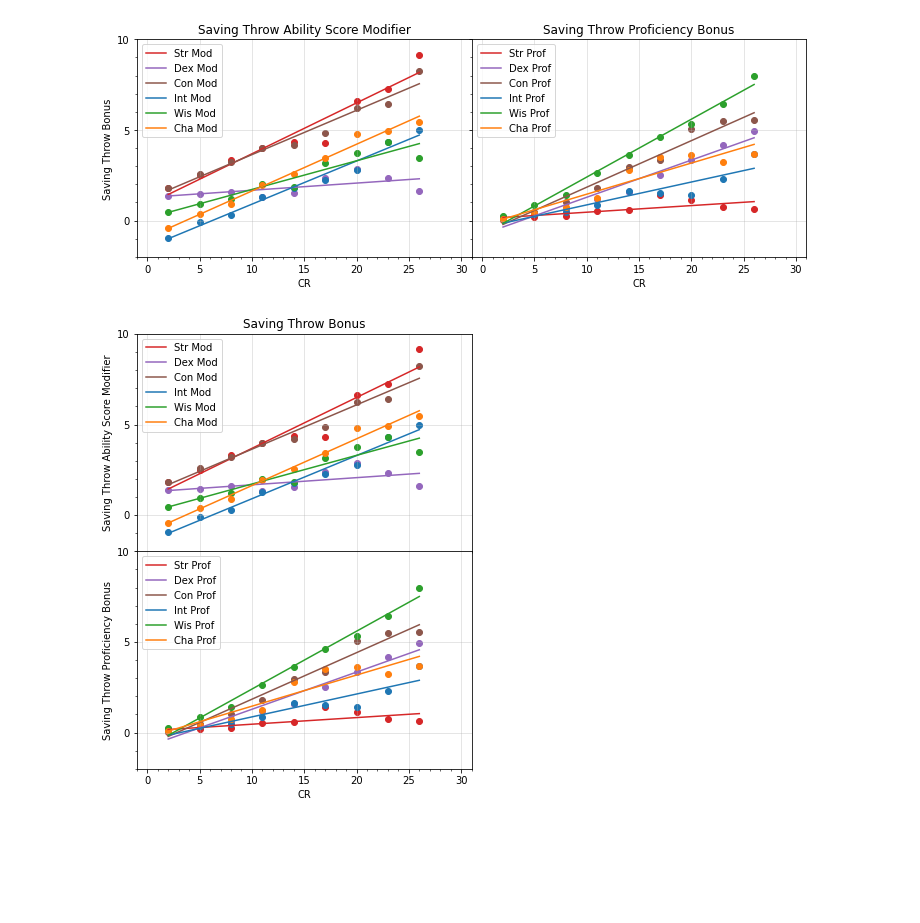
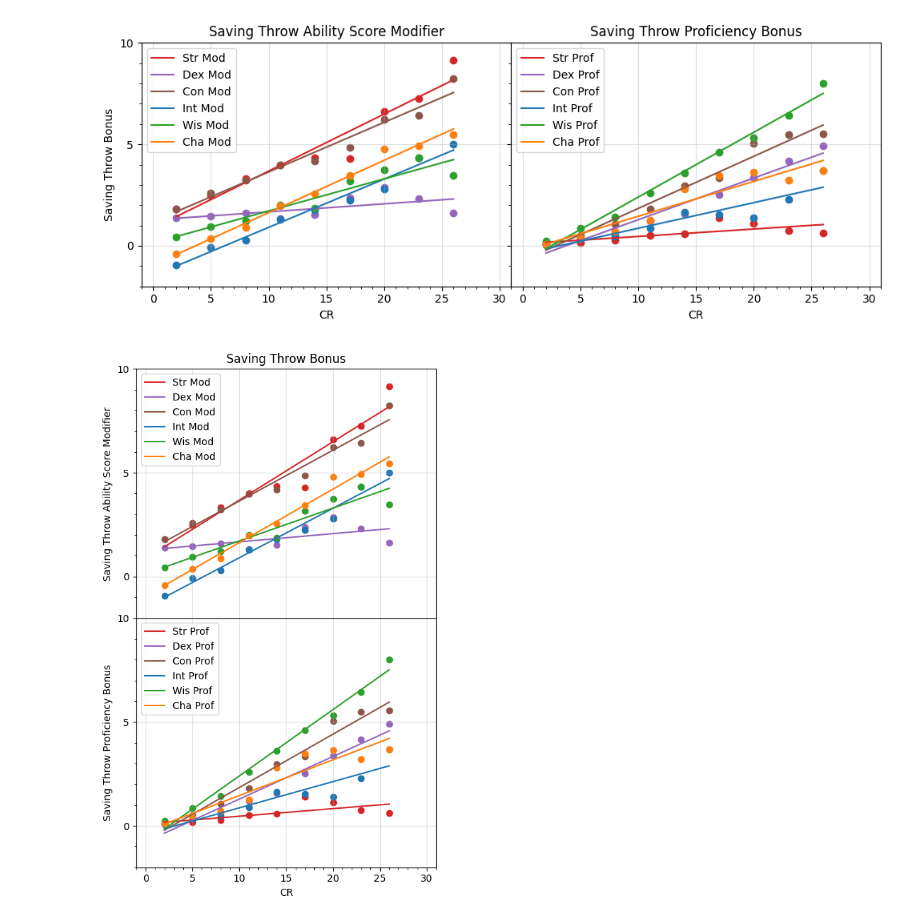
Before and after one commit to tomedunn/the-finished-book, a Jupyter notebook: _monsters/monster-saving-throws/monster-saving-throws-analysis.ipynb, the cells around one changed output. Saved outputs shown, nothing was run; the diff lists cells and outputs as text; code cells hidden in the pictures; blank space fills up the shorter version.

```diff
--- a/_monsters/monster-saving-throws/monster-saving-throws-analysis.ipynb
+++ b/_monsters/monster-saving-throws/monster-saving-throws-analysis.ipynb
@@ -7,6 +7,8 @@ import pandas as pd
 pd.options.mode.chained_assignment = None  # default='warn'
 
 df0 = pd.read_csv('monster-saves.csv')
+
+FSIZE = [5,4]
 # %%
 # Ability score modifier
 from matplotlib import pyplot as plt
@@ -182,7 +182,7 @@ df1['CR'] = 2 + 3*np.floor((df1['CR'] - 1)/3.0)
 dfG = df1.groupby('CR').mean()
 
 rSub = 1; cSub = 2
-fig = plt.figure(figsize=[6*cSub,4*rSub])
+fig = plt.figure(figsize=[FSIZE[0]*cSub,FSIZE[1]*rSub], dpi=100, tight_layout=True)
 gs = fig.add_gridspec(rSub, cSub, hspace=0.0, wspace=0.0)
 axs = gs.subplots(sharex=True, sharey=True)
 
@@ -227,9 +227,9 @@ for ax in axs:
     ax.label_outer()
     ax.legend()
 
-plt.savefig('./monster-saving-throw-bonuses-trends-horizontal.png', dpi=300)
+plt.savefig('./monster-saving-throw-bonuses-trends-horizontal.svg')
 # %% [output]
-[figure, old version]
+[figure, new version]
 # %%
 # Saving throw bonuses breakdown - vertical
 from matplotlib import pyplot as plt
@@ -241,7 +241,7 @@ df1['CR'] = 2 + 3*np.floor((df1['CR'] - 1)/3.0)
 dfG = df1.groupby('CR').mean()
 
 rSub = 2; cSub = 1
-fig = plt.figure(figsize=[6*cSub,4*rSub])
+fig = plt.figure(figsize=[FSIZE[0]*cSub,FSIZE[1]*rSub], dpi=100, tight_layout=True)
 gs = fig.add_gridspec(rSub, cSub, hspace=0.0, wspace=0.0)
 axs = gs.subplots(sharex=True, sharey=True)
 
@@ -260,32 +260,32 @@ for column, c in zip(columns, colors):
 
 ax.set(title='Saving Throw Bonus', ylabel='Saving Throw Ability Score Modifier')
 
 columns = ['Str Prof','Dex Prof','Con Prof','Int Prof','Wis Prof','Cha Prof']
 # trends
 ax = axs[1]
 x = dfG.index.to_series()
 for column, c in zip(columns, colors):
     coefs = np.polyfit(x, dfG[column]*dfG['PB'], 1)
     #print(column, coefs)
     poly = np.poly1d(coefs)
     ax.scatter(dfG.index.to_series(), dfG[column]*dfG['PB'], color=c)
     ax.plot(x, poly(x), '-', label=column, color=c)
 
 ax.set(ylabel='Saving Throw Proficiency Bonus')
 
 for ax in axs:
     ax.set(xlim=[-1,31], ylim=[-2,10], xlabel='CR')
     ax.xaxis.set_major_locator(MultipleLocator(5))
     ax.xaxis.set_major_formatter(FormatStrFormatter('%d'))
     ax.xaxis.set_minor_locator(MultipleLocator(1))
 
     ax.yaxis.set_major_locator(MultipleLocator(5))
     ax.yaxis.set_major_formatter(FormatStrFormatter('%d'))
     ax.yaxis.set_minor_locator(MultipleLocator(1))
     ax.grid(which='major', axis='both', alpha=0.4)
     ax.label_outer()
     ax.legend()
 
-plt.savefig('./monster-saving-throw-bonuses-trends-vertical.png', dpi=300)
+plt.savefig('./monster-saving-throw-bonuses-trends-vertical.svg')
 # %% [output]
-[figure, old version]
+[figure, new version]
```
Also changed, not shown: parts of 4 cells of this notebook, 18 other files.
